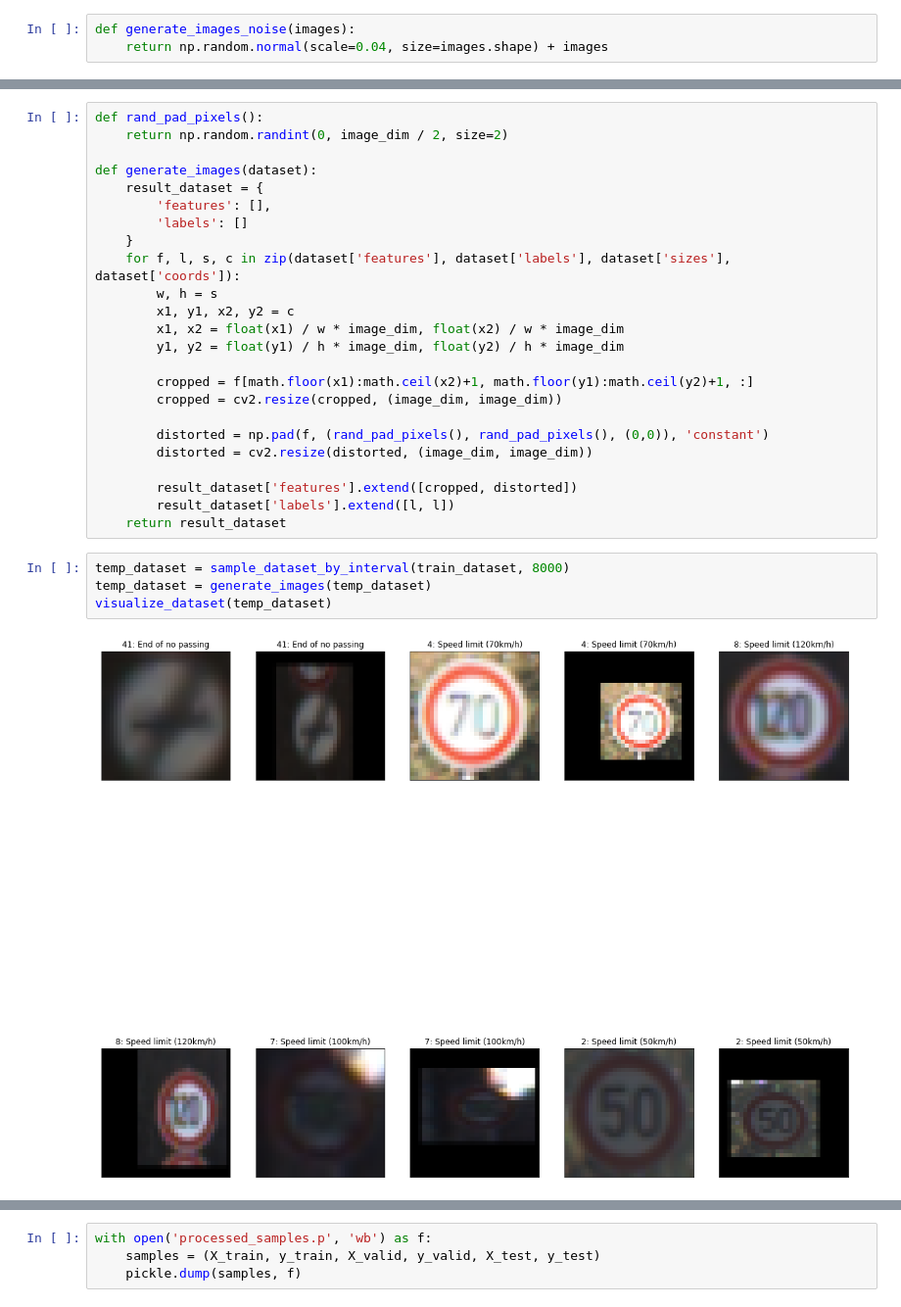
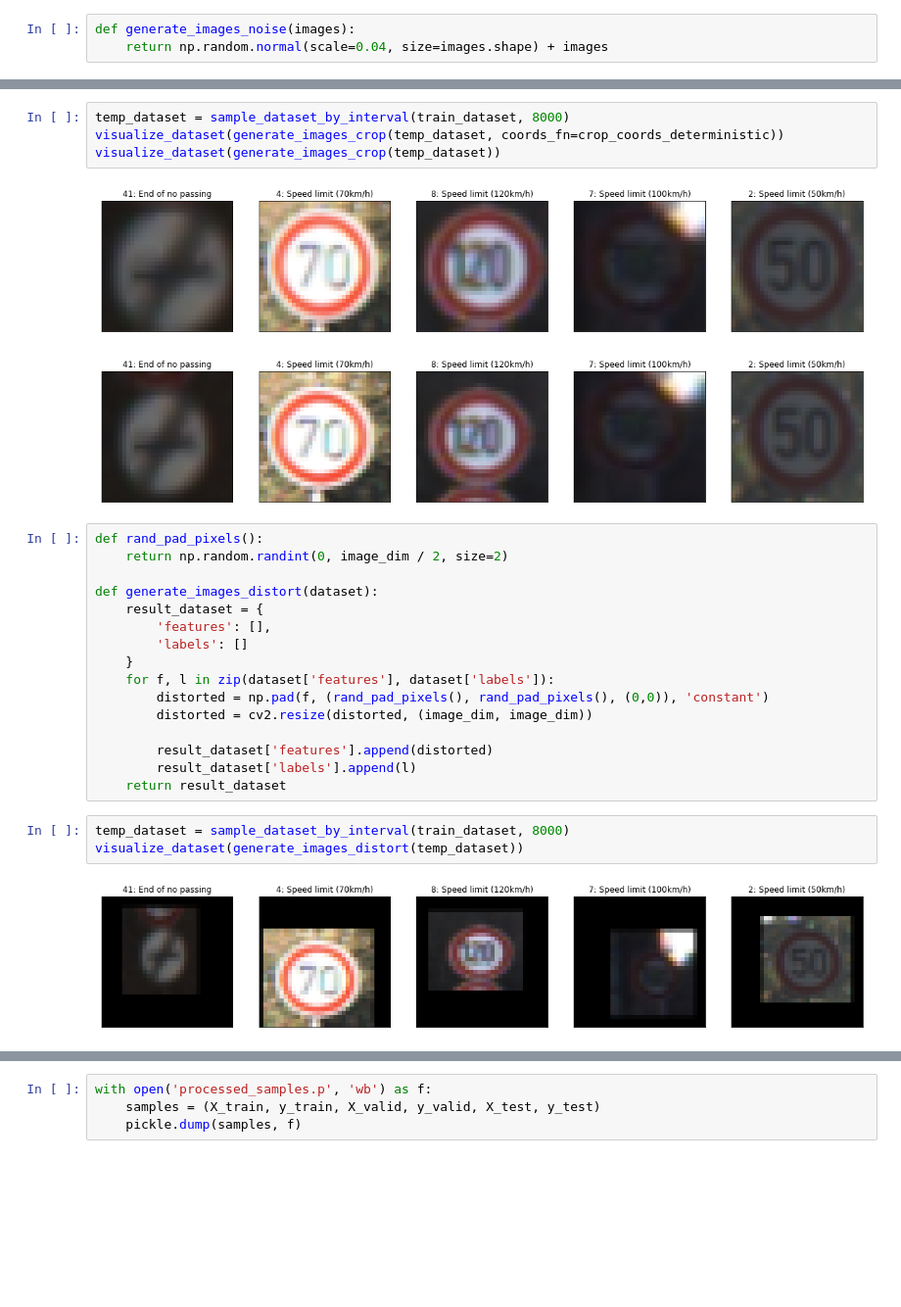
Before and after one commit to ysono/CarND-T1P2-Traffic-Sign-Classifier-Project, a Jupyter notebook: Traffic_Sign_Classifier.ipynb, the cells around one changed output, grey strips where cells are left out. Shown at 98% size. Saved outputs shown, nothing was run; the diff lists cells and outputs as text; blank space fills up the shorter version.

```diff
--- a/Traffic_Sign_Classifier.ipynb
+++ b/Traffic_Sign_Classifier.ipynb
@@ -221,33 +267,31 @@ visualize_dataset(temp_dataset, vmin=0-1, vmax=255+1)
+# %%
+temp_dataset = sample_dataset_by_interval(train_dataset, 8000)
+visualize_dataset(generate_images_crop(temp_dataset, coords_fn=crop_coords_deterministic))
+visualize_dataset(generate_images_crop(temp_dataset))
+# %% [output]
+[figure, added]
+[figure, added]
 # %%
 def rand_pad_pixels():
     return np.random.randint(0, image_dim / 2, size=2)
 
-def generate_images(dataset):
+def generate_images_distort(dataset):
     result_dataset = {
         'features': [],
         'labels': []
     }
-    for f, l, s, c in zip(dataset['features'], dataset['labels'], dataset['sizes'], dataset['coords']):
-        w, h = s
-        x1, y1, x2, y2 = c
-        x1, x2 = float(x1) / w * image_dim, float(x2) / w * image_dim
-        y1, y2 = float(y1) / h * image_dim, float(y2) / h * image_dim
-
-        cropped = f[math.floor(x1):math.ceil(x2)+1, math.floor(y1):math.ceil(y2)+1, :]
-        cropped = cv2.resize(cropped, (image_dim, image_dim))
-
+    for f, l in zip(dataset['features'], dataset['labels']):
         distorted = np.pad(f, (rand_pad_pixels(), rand_pad_pixels(), (0,0)), 'constant')
         distorted = cv2.resize(distorted, (image_dim, image_dim))
 
-        result_dataset['features'].extend([cropped, distorted])
-        result_dataset['labels'].extend([l, l])
+        result_dataset['features'].append(distorted)
+        result_dataset['labels'].append(l)
     return result_dataset
 # %%
 temp_dataset = sample_dataset_by_interval(train_dataset, 8000)
-temp_dataset = generate_images(temp_dataset)
-visualize_dataset(temp_dataset)
+visualize_dataset(generate_images_distort(temp_dataset))
 # %% [output]
-[figure, old version]
+[figure, new version]
 # %%
 def pre_proc_images(images):
     return pre_proc_images_normalize(pre_proc_images_gray(images))
```
Also changed, not shown: parts of 24 cells of this notebook.
